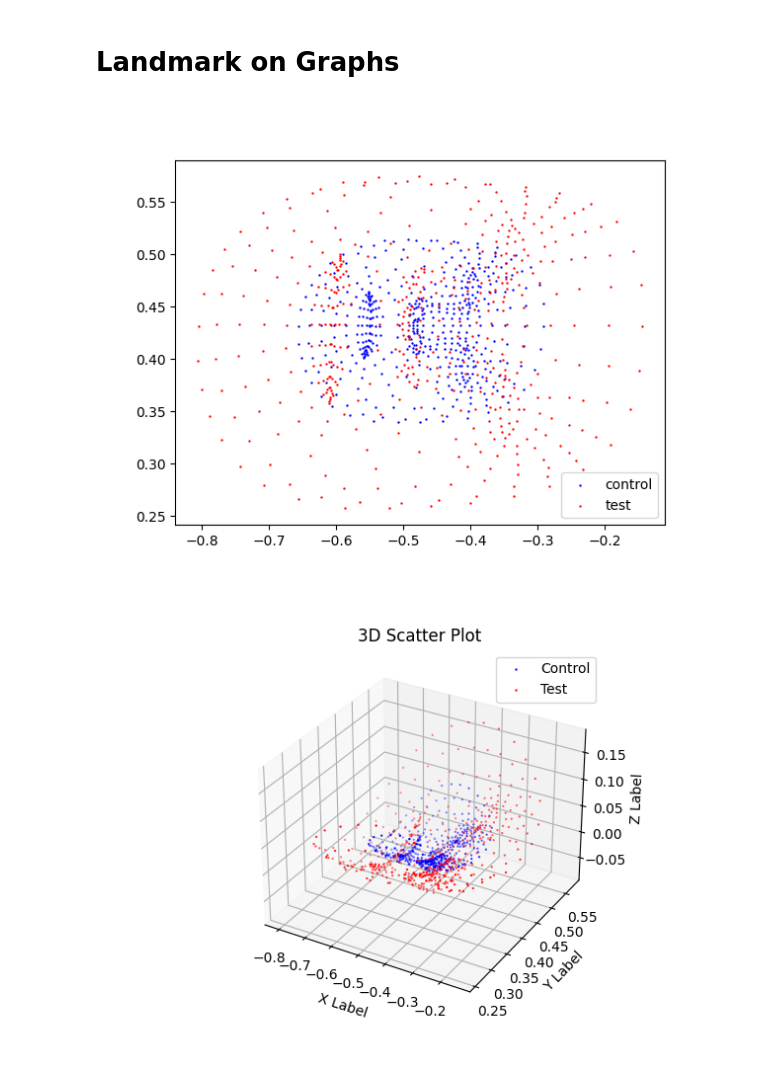
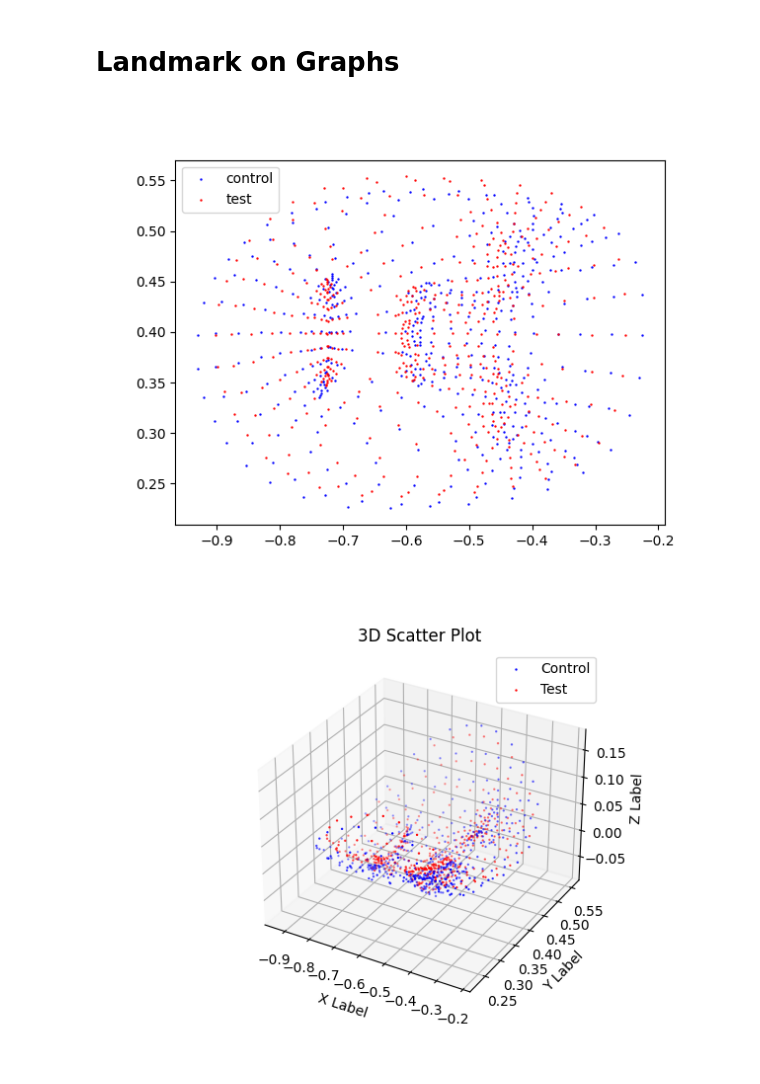
Before and after one commit to EdgyPage/VisionScratch, a Jupyter notebook: Mediapipe/LandmarkComparePOC.ipynb, the cells around one changed output. Cells and saved outputs as stored; diff of their text form; code cells hidden in the pictures.

```diff
--- a/Mediapipe/LandmarkComparePOC.ipynb
+++ b/Mediapipe/LandmarkComparePOC.ipynb
@@ -147,6 +147,32 @@ def alignNormalizedPoints(control : list, test: list):
     #return control, yCon, test, yTest
     return test
 
+def get():
+    pass
+
+def scalePoints(xCon: list, yCon: list, xTest: list, yTest: list, zCon: list, zTest: list):
+
+
+
+    minX = min(xCon)
+    minY = min(yCon)
+    maxX = max(xCon)
+    maxY = max(yCon)
+
+    targetXWidth = maxX - minX
+    targetYWidth = maxY - minY
+
+    testWidth = max(xTest) - min(xTest)
+    testHeight = max(yTest) - min(yTest)
+
+    scale = min(targetXWidth/testWidth, targetYWidth/testHeight)
+
+    scaledXTest = list(map(lambda x: x * scale, xTest))
+    scaledYTest = list(map(lambda y: y * scale, yTest))
+    scaledZTest = list(map(lambda z: z * scale, zTest))
+
+    return scaledXTest, scaledYTest, scaledZTest
+
 def flipPoints(input: list):
     flippedPoints = []
     for index in range(len(input)):
@@ -194,8 +220,8 @@ options = vision.FaceLandmarkerOptions(base_options=base_options,
 detector = vision.FaceLandmarker.create_from_options(options)
 
 # STEP 3: Load the input image.
-control = mp.Image.create_from_file(r'C:\Users\myfir\My Drive\Skyline\Personal Expression\Neutral.jpg')
-test = mp.Image.create_from_file(r'C:\Users\myfir\My Drive\Skyline\Personal Expression\Close Up Smile.jpg')
+control = mp.Image.create_from_file(r'G:\My Drive\Skyline\Personal Expression\Close up Neutral.jpg')
+test = mp.Image.create_from_file(r'G:\My Drive\Skyline\Personal Expression\Exhausted.jpg')
 
 # STEP 4: Detect face landmarks from the input image.
 control_result = detector.detect(control)
@@ -218,24 +244,25 @@ zTest = [landmark.z for landmark in test_result.face_landmarks[0]]
 # %%
 xControl, yControl = affineTransform(xControl, yControl)
 xTest, yTest = affineTransform(xTest, yTest)
 
+xTest, yTest, zTest = scalePoints(xControl, yControl, xTest, yTest, zControl, zTest)
 
 xTest = alignNormalizedPoints(xControl, xTest)
 yTest = alignNormalizedPoints(yControl, yTest)
 zTest = alignNormalizedPoints(zControl, zTest)
 
 #yControl = flipPoints(yControl)
 #yTest = flipPoints(yTest)
 #zControl = flipPoints(zControl)
 #zTest = flipPoints(zTest)
 
 fig = plt.figure()
 plt.scatter(xControl, yControl, label = 'control', color = 'blue', s = .5)
 plt.scatter(xTest, yTest, label = 'test', color = 'red', s = .5)
 plt.legend()
 plt.show()
 # %% [output]
-[figure, old version]
+[figure, new version]
 # %%
 # Create a figure and a 3D Axes
 fig = plt.figure()
@@ -256,4 +283,4 @@ ax.legend()
 #%matplotlib notebook
 plt.show()
 # %% [output]
-[figure, old version]
+[figure, new version]
```
